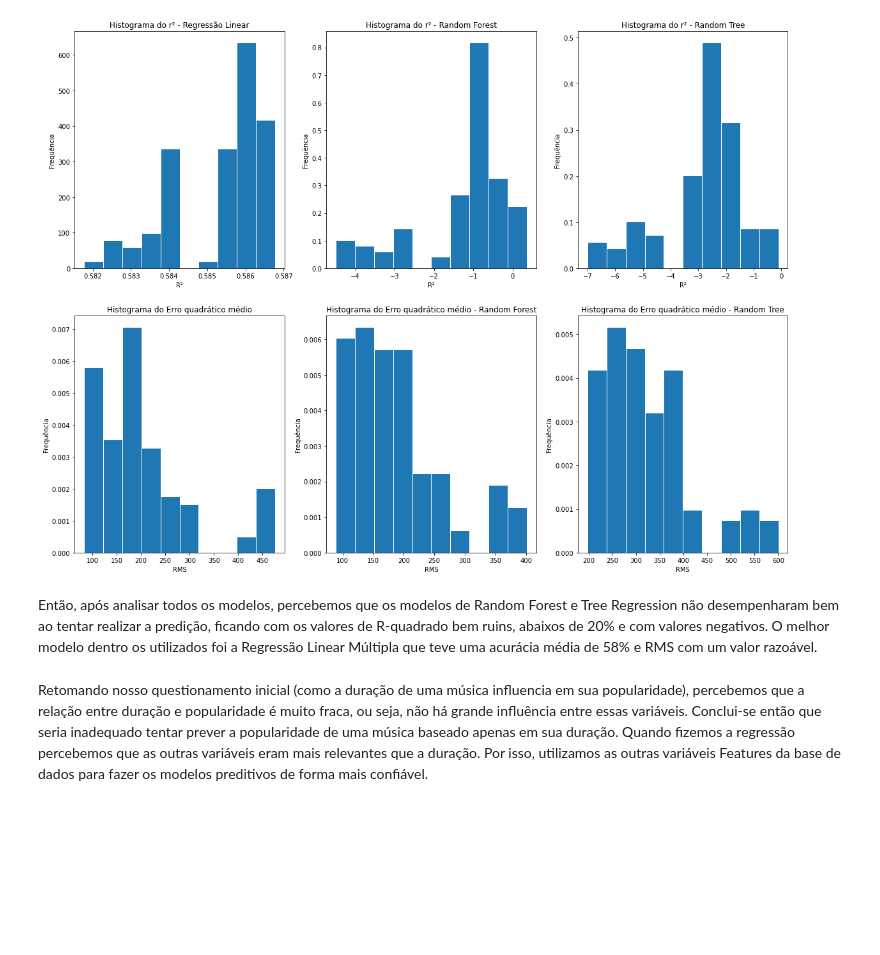
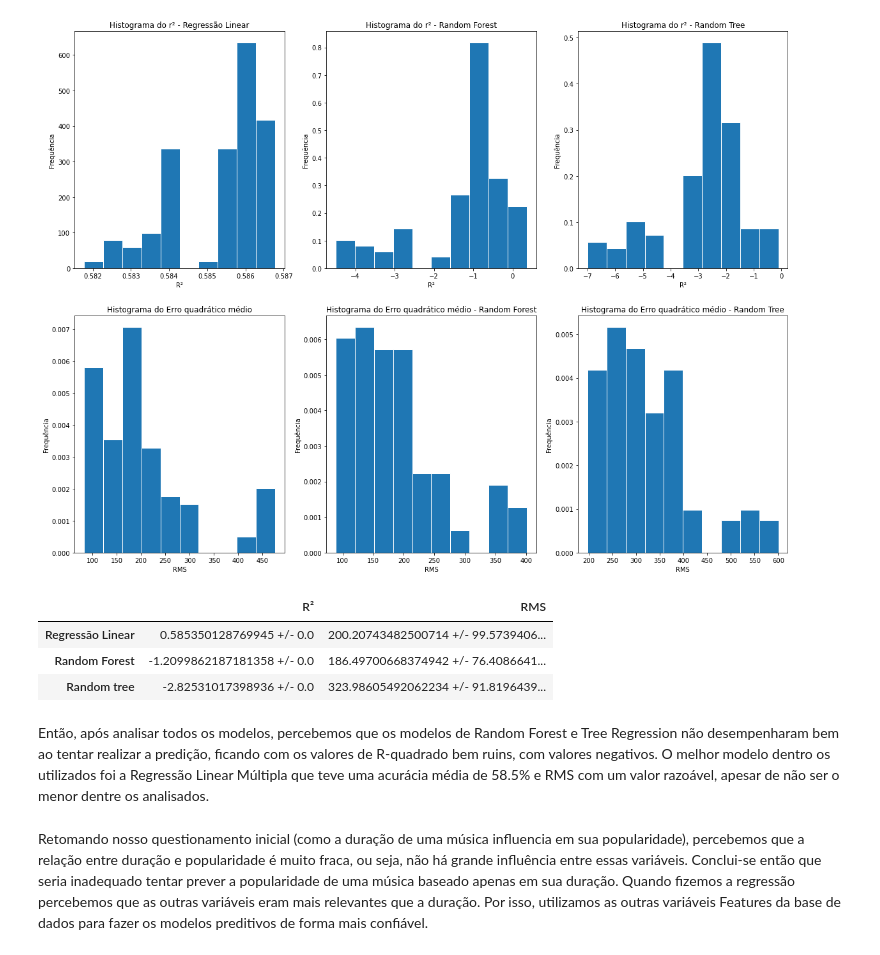
Before and after one commit to juliacfigueiredo/Projeto-2, a Jupyter notebook: Projeto_Final.ipynb, the cells around one changed output. Drawn from its saved outputs; the diff is of its cells as text; code cells hidden in the pictures; blank space fills up the shorter version.

Commit message:
Média e desvio padrão das qualidades de ajuste

```diff
--- a/Projeto_Final.ipynb
+++ b/Projeto_Final.ipynb
@@ -631,5 +644,16 @@ plt.show()
+# %%
+dicionario2 = {'R²': [f'{media_r_quad_reglin} +/- {dp_R_quad_reglin}',f'{media_r_quad_random_forest} +/- {dp_R_quad_random_forest}',f'{media_r_quad_random_tree} +/- {dp_R_quad_random_tree}'],
+              'RMS':[f'{media_rms_reglin} +/- {dp_RMS_reglin}',f'{media_rms_random_forest} +/- {dp_RMS_random_forest}',f'{media_rms_random_tree} +/- {dp_RMS_random_tree}']}
+
+indexes = pd.DataFrame(dicionario2, index=["Regressão Linear","Random Forest","Random tree"])
+indexes
+# %% [output]
+|  | R² | RMS |
+| Regressão Linear | 0.585350128769945 +/- 0.0 | 200.20743482500714 +/- 99.5739406... |
+| Random Forest | -1.2099862187181358 +/- 0.0 | 186.49700668374942 +/- 76.4086641... |
+| Random tree | -2.82531017398936 +/- 0.0 | 323.98605492062234 +/- 91.8196439... |
 # %% [markdown]
-Então, após analisar todos os modelos, percebemos que os modelos de Random Forest e Tree Regression não desempenharam bem ao tentar realizar a predição, ficando com os valores de R-quadrado bem ruins, abaixos de 20% e com valores negativos. O melhor modelo dentro os utilizados foi a Regressão Linear Múltipla que teve uma acurácia média de 58% e RMS com um valor razoável.
+Então, após analisar todos os modelos, percebemos que os modelos de Random Forest e Tree Regression não desempenharam bem ao tentar realizar a predição, ficando com os valores de R-quadrado bem ruins, com valores negativos. O melhor modelo dentro os utilizados foi a Regressão Linear Múltipla que teve uma acurácia média de 58.5% e RMS com um valor razoável, apesar de não ser o menor dentre os analisados.
 # %% [markdown]
 Retomando nosso questionamento inicial (como a duração de uma música influencia em sua popularidade), percebemos que a relação entre duração e popularidade é muito fraca, ou seja, não há grande influência entre essas variáveis. Conclui-se então que seria inadequado tentar prever a popularidade de uma música baseado apenas em sua duração. Quando fizemos a regressão percebemos que as outras variáveis eram mais relevantes que a duração. Por isso, utilizamos as outras variáveis Features da base de dados para fazer os modelos preditivos de forma mais confiável.
 # %% [markdown]
```
Also changed, not shown: parts of 4 cells of this notebook.
